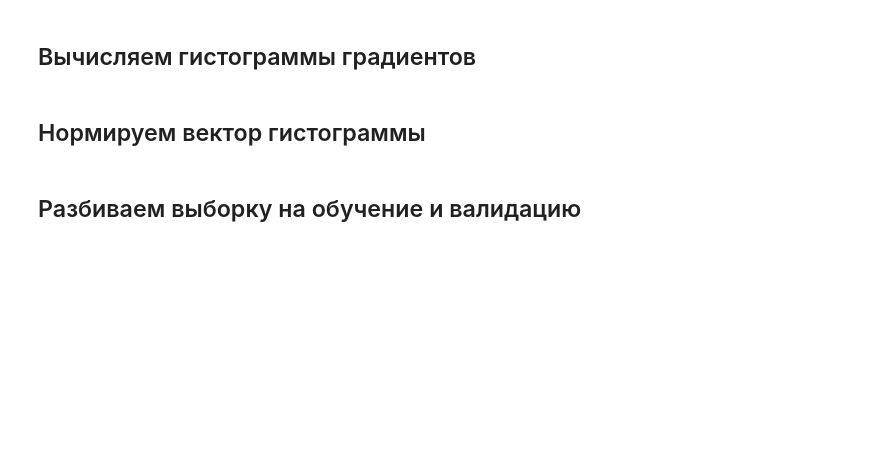
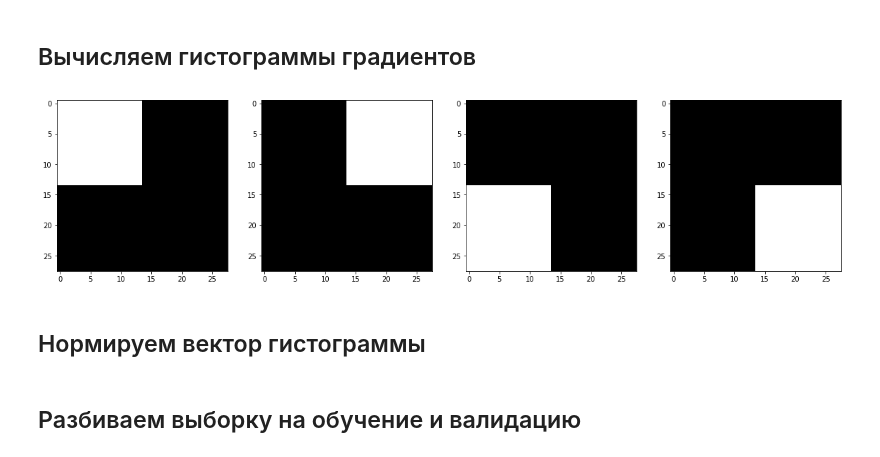
Before and after one commit to a4tunado/lectures, a Jupyter notebook: cv/002/002-digit.ipynb, the cells around one changed output. Drawn from its saved outputs; the diff is of its cells as text; code cells hidden in the pictures; blank space fills up the shorter version.

```diff
--- a/cv/002/002-digit.ipynb
+++ b/cv/002/002-digit.ipynb
@@ -65,19 +65,2 @@ for i, img in enumerate(train_g[:5], 1):
 # %% [markdown]
 ## Вычисляем гистограммы градиентов
-# %%
-# Гистограммы вычисляются с учетом длины вектора градиента
-train_hist = np.zeros((len(train_img), 16))
-for i in range(len(train_img)):
-    hist, borders = np.histogram(train_theta[i],
-                                 bins=16,
-                                 range=(0., 2. * np.pi),
-                                 weights=train_g[i])
-    train_hist[i] = hist
-# %%
-test_hist = np.zeros((len(test_img), 16))
-for i in range(len(test_img)):
-    hist, borders = np.histogram(test_theta[i],
-                                 bins=16,
-                                 range=(0., 2. * np.pi),
-                                 weights=test_g[i])
-    test_hist[i] = hist
@@ -83,0 +77,20 @@ for i in range(len(test_img)):
+# %%
+masks = []
+
+height, width = train_img[0].shape
+
+heights = [0, height // 2, height]
+widths = [0, width // 2, width]
+
+for h in range(len(heights) - 1):
+    for w in range(len(widths) - 1):
+        mask = np.zeros((height,width))
+        mask[heights[h]:heights[h+1], widths[w]:widths[w+1]] = 1
+        masks.append(mask)
+# %%
+fig = plt.figure(figsize=(20, 10))
+for i, img in enumerate(masks):
+    subplot = fig.add_subplot(1, 4, i + 1)
+    plt.imshow(img, cmap='gray')
+# %% [output]
+[figure, added]
```
Also changed, not shown: parts of 19 cells of this notebook, 9 other files.
